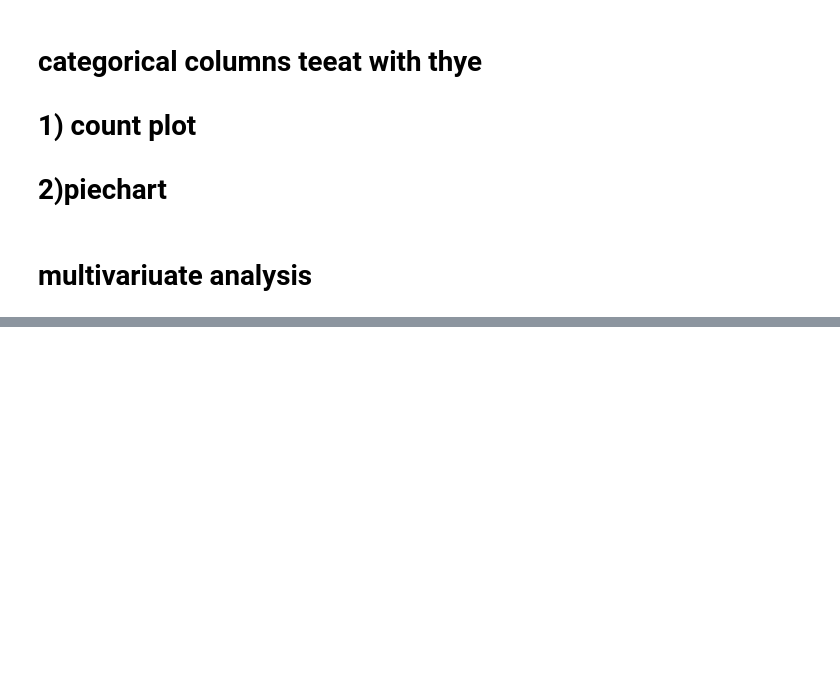
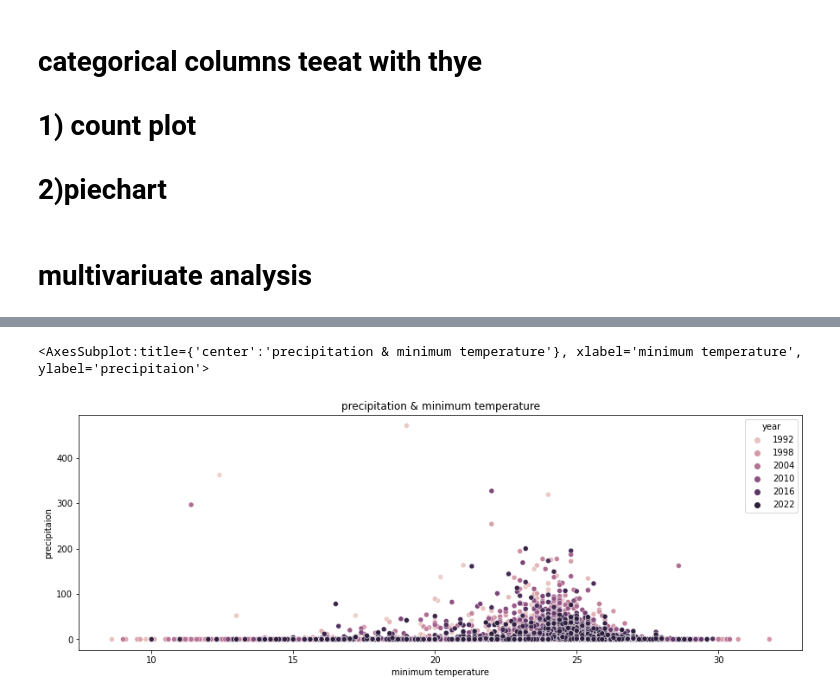
Before and after one commit to Madhukumarmogulla/wheather-data-prediction, a Jupyter notebook: my_project_1(EDA).ipynb, the cells around one changed output, grey strips where cells are left out. Drawn from its saved outputs; the diff is of its cells as text; code cells hidden in the pictures; blank space fills up the shorter version.

```diff
--- a/my_project_1(EDA).ipynb
+++ b/my_project_1(EDA).ipynb
@@ -220,0 +149,6 @@ dtype: object
+# %%
+#### ================================================================
+### spliting the time formate: 1990-01-01 ---- >  1990  01  01
+
+bhubhneshwar[[ "year", "month","day"]] = bhubhneshwar["time"].str.split("-", expand = True)
+#### =======================================================
@@ -588,0 +583,9 @@ x = bhubhneshwar['tmin']
+# %%
+plt.figure(figsize=(15,5))
+plt.title('precipitation & minimum temperature')
+plt.xlabel('minimum temperature')
+plt.ylabel('precipitaion')
+sns.scatterplot(bhubhneshwar['tmin'],bhubhneshwar['prcp'],hue = bhubhneshwar['year'])
+# %% [output]
+<AxesSubplot:title={'center':'precipitation & minimum temperature'}, xlabel='minimum temperature', ylabel='precipitaion'>
+[figure, added]
```
Also changed, not shown: parts of 32 cells of this notebook.
